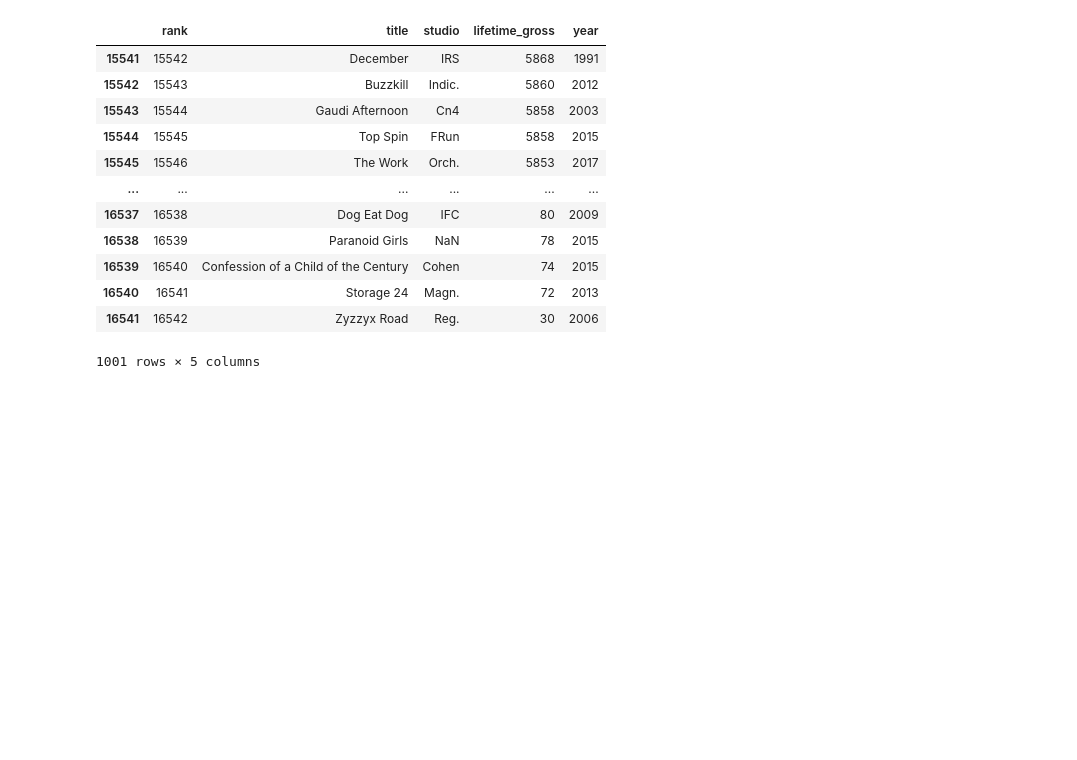
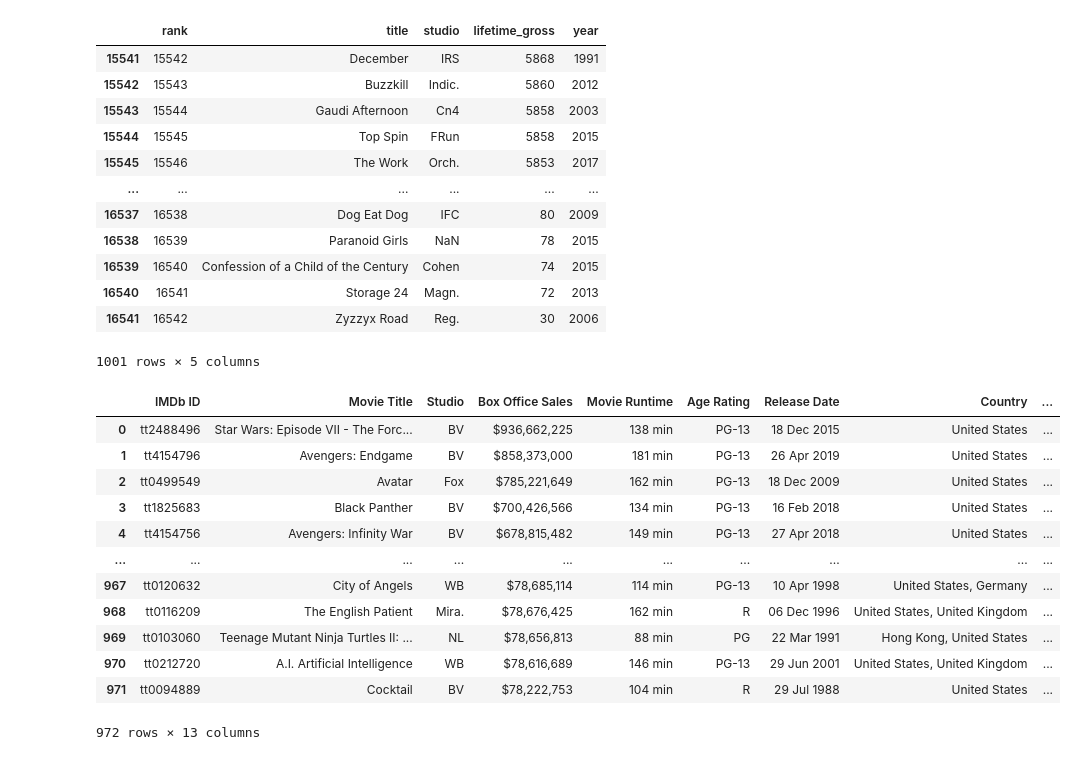
Before and after one commit to jnh17331/project1, a Jupyter notebook: main.ipynb, the cells around one changed output. Cells and saved outputs as stored; diff of their text form; code cells hidden in the pictures; blank space fills up the shorter version.

```diff
--- a/main.ipynb
+++ b/main.ipynb
@@ -151,24 +152,38 @@ print('Data retrieval complete')
 # %%
 # Creates our usable dataframe for our movies
 total_movie_df = pd.DataFrame({
     'IMDb ID': req_imdbID,
     'Movie Title': req_titles,
     'Studio': req_studio,
     'Box Office Sales': req_boxoffice,
     'Movie Runtime': req_runtime,
     'Age Rating': req_age_rating,
     'Release Date' : req_release_date,
     'Country' : req_country,
     'Genre': req_genre,
     'IMDb Rating' :  [float(rating) if rating != 'N/A' else np.nan for rating in req_imdb_rating],
     'IMDb Vote Count' : req_imdb_votecount,
     'Critic Rating' : [float(rating) / 10 if rating != 'N/A' else np.nan for rating in req_critic_rating],
     'Director(s)' : req_directors,
 })
 
-#total_movie_df.to_excel('Resources/totalmoviedf.xlsx')
+total_movie_df.to_excel('Resources/totalmoviedf.xlsx')
 
 total_movie_df
+# %% [output]
+|  | IMDb ID | Movie Title | Studio | Box Office Sales | Movie Runtime | Age Rating | Release Date | Country | ... |
+| 0 | tt2488496 | Star Wars: Episode VII - The Forc... | BV | $936,662,225 | 138 min | PG-13 | 18 Dec 2015 | United States | ... |
+| 1 | tt4154796 | Avengers: Endgame | BV | $858,373,000 | 181 min | PG-13 | 26 Apr 2019 | United States | ... |
+| 2 | tt0499549 | Avatar | Fox | $785,221,649 | 162 min | PG-13 | 18 Dec 2009 | United States | ... |
+| 3 | tt1825683 | Black Panther | BV | $700,426,566 | 134 min | PG-13 | 16 Feb 2018 | United States | ... |
+| 4 | tt4154756 | Avengers: Infinity War | BV | $678,815,482 | 149 min | PG-13 | 27 Apr 2018 | United States | ... |
+| ... | ... | ... | ... | ... | ... | ... | ... | ... | ... |
+| 967 | tt0120632 | City of Angels | WB | $78,685,114 | 114 min | PG-13 | 10 Apr 1998 | United States, Germany | ... |
+| 968 | tt0116209 | The English Patient | Mira. | $78,676,425 | 162 min | R | 06 Dec 1996 | United States, United Kingdom | ... |
+| 969 | tt0103060 | Teenage Mutant Ninja Turtles II: ... | NL | $78,656,813 | 88 min | PG | 22 Mar 1991 | Hong Kong, United States | ... |
+| 970 | tt0212720 | A.I. Artificial Intelligence | WB | $78,616,689 | 146 min | PG-13 | 29 Jun 2001 | United States, United Kingdom | ... |
+| 971 | tt0094889 | Cocktail | BV | $78,222,753 | 104 min | R | 29 Jul 1988 | United States | ... |
+972 rows × 13 columns
 # %%
 # Condenses the studio names for each movie in the top 1000 to make graphing easier
 def studio_merge(name):
```
Also changed, not shown: parts of 4 cells of this notebook, 2 other files.
